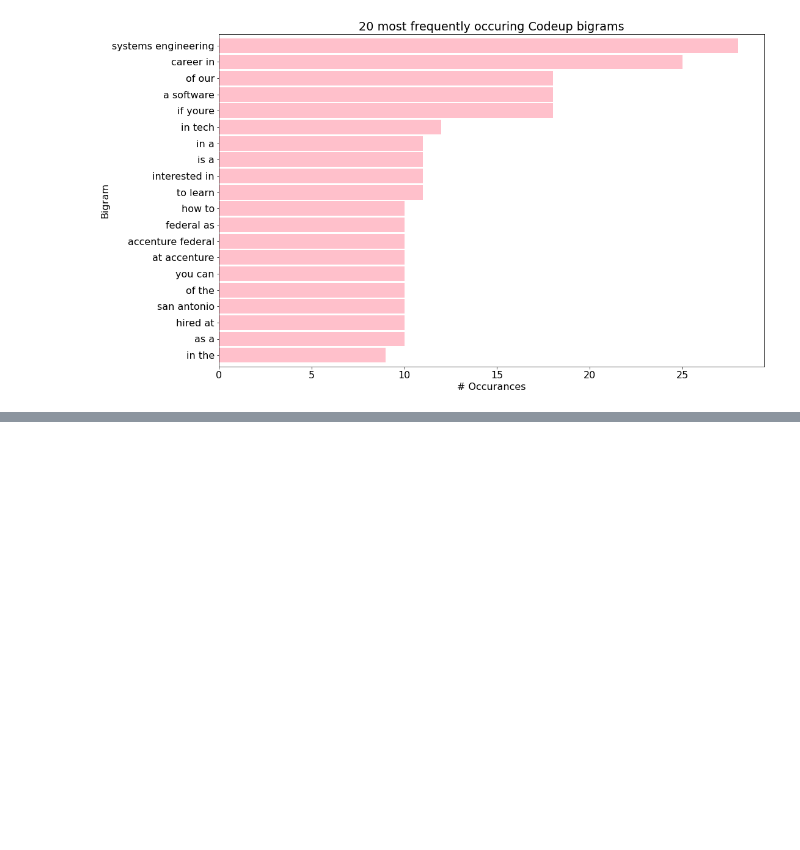
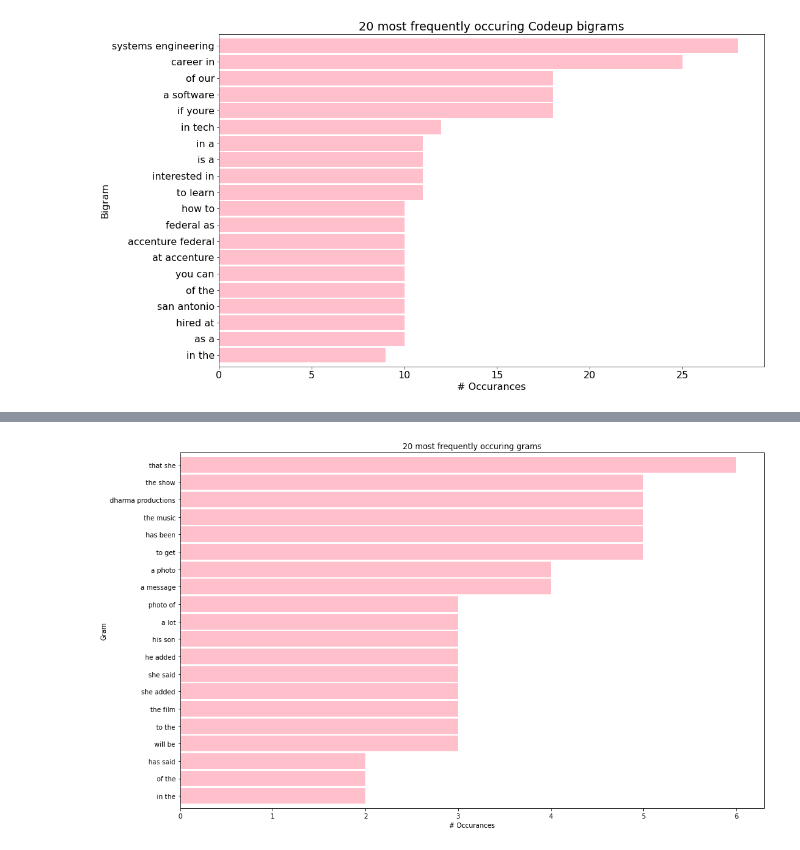
Before and after one commit to PGuajardo/NLP-exercises, a Jupyter notebook: explore_nlp.ipynb, the cells around one changed output, grey strips where cells are left out. Cells and saved outputs as stored; diff of their text form; code cells hidden in the pictures; blank space fills up the shorter version.

```diff
--- a/explore_nlp.ipynb
+++ b/explore_nlp.ipynb
@@ -353,3 +356,6 @@ top_20_sports.head()
 (of, the)       6
 (world, cup)    5
 dtype: int64
+# %%
+top_20_entertainment = get_gram(entertainment_words, 2, 20)
+top_20_entertainment.head()
@@ -400,0 +418,4 @@ get_gram_graph(top_20_sports)
+# %%
+get_gram_graph(top_20_entertainment)
+# %% [output]
+[figure, added]
```
Also changed, not shown: parts of 16 cells of this notebook, 1 other file.
